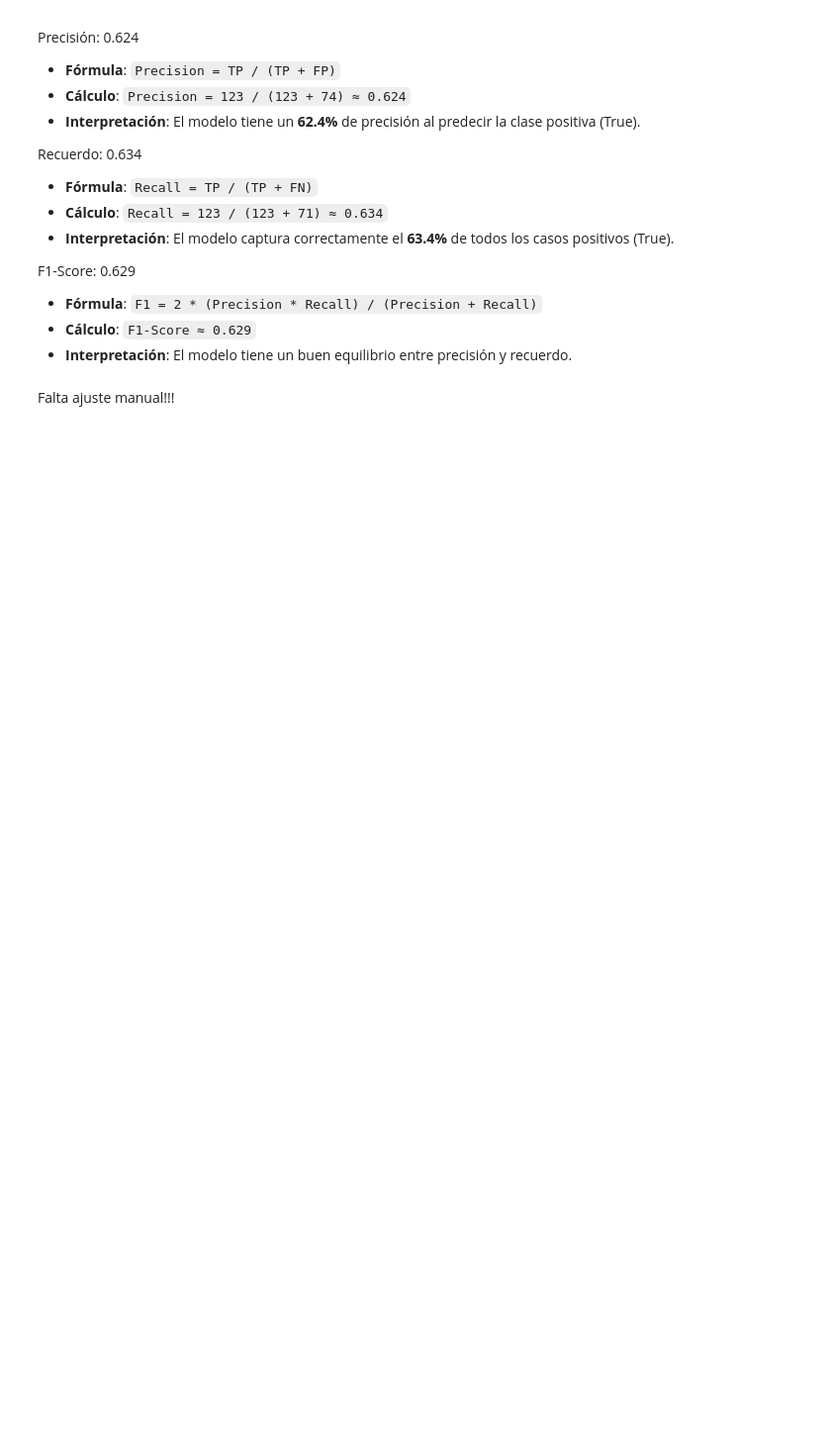
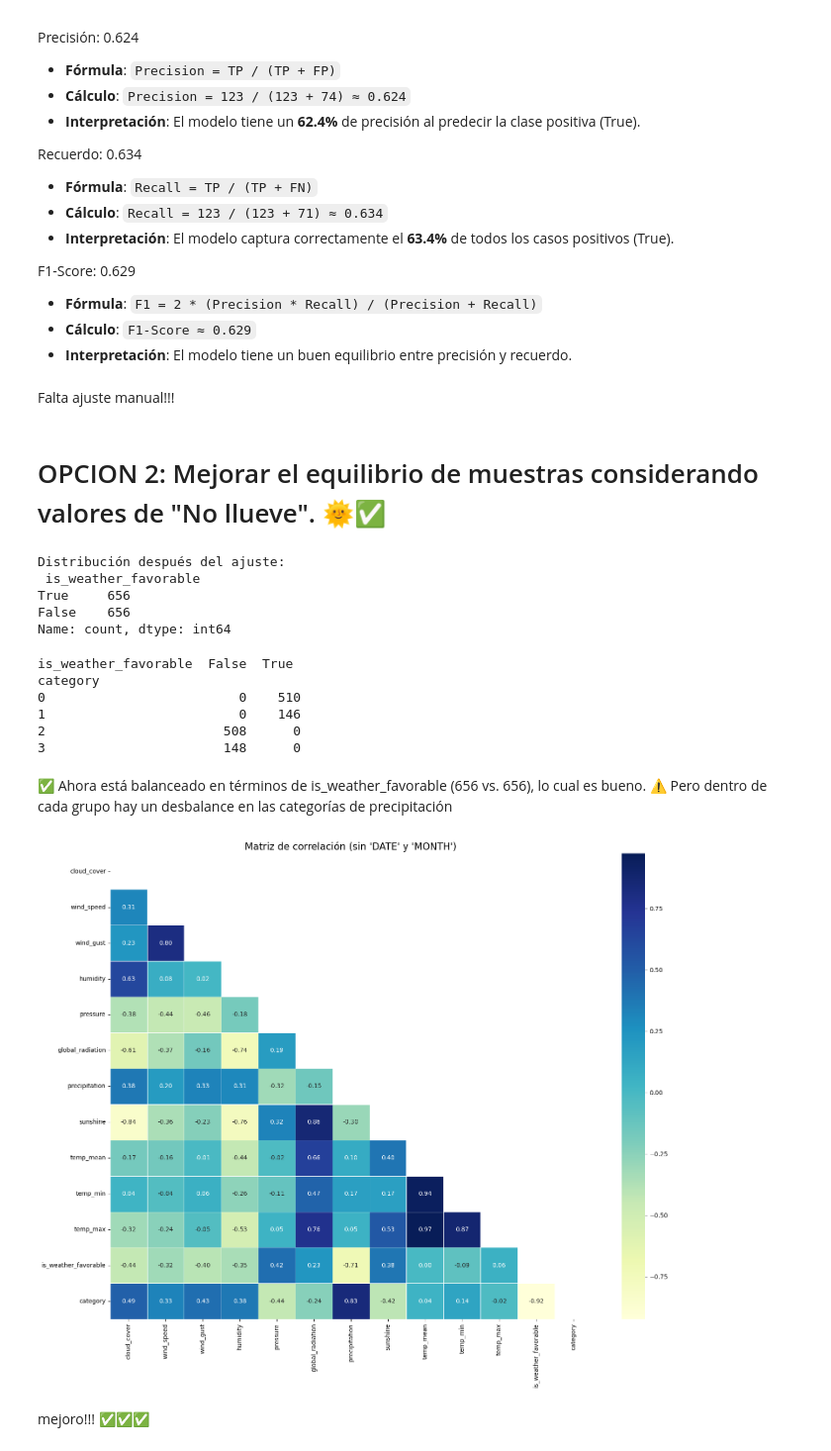
Before and after one commit to AugustoCabrera/DataScienceDiploma, a Jupyter notebook: SPLIT 2/main.ipynb, the cells around one changed output. Shown at 99% size. Saved outputs shown, nothing was run; the diff lists cells and outputs as text; code cells hidden in the pictures; blank space fills up the shorter version.

```diff
--- a/SPLIT 2/main.ipynb
+++ b/SPLIT 2/main.ipynb
@@ -1191,3 +1195,82 @@ F1-Score: 0.629
 - **Interpretación**: El modelo tiene un buen equilibrio entre precisión y recuerdo.
 # %% [markdown]
 Falta ajuste manual!!!
+# %% [markdown]
+# OPCION 2: Mejorar el equilibrio de muestras considerando valores de "No llueve". 🌞✅
+# %%
+from sklearn.utils import resample
+
+
+# Agregar columna de caminabilidad
+df_Düsseldorf["is_weather_favorable"] = df_Düsseldorf["precipitation"].apply(is_weather_favorable)
+
+# Contar cuántos datos hay en cada clase
+category_counts = df_Düsseldorf["is_weather_favorable"].value_counts()
+min_count = category_counts.min()  # Tomamos la cantidad mínima como referencia
+
+# Balancear las clases
+balanced_dfs = []
+for category in category_counts.index:
+    subset = df_Düsseldorf[df_Düsseldorf["is_weather_favorable"] == category]
+
+    # Submuestreamos la clase mayoritaria al tamaño de la minoritaria
+    balanced_subset = resample(subset,
+                               replace=False,
+                               n_samples=min_count,
+                               random_state=42)
+
+    balanced_dfs.append(balanced_subset)
+
+# Concatenar los subconjuntos balanceados
+df_Düsseldorf_balanced = pd.concat(balanced_dfs)
+
+# Revisar la nueva distribución
+print("\nDistribución después del ajuste:\n", df_Düsseldorf_balanced["is_weather_favorable"].value_counts())
+# %% [output]
+Distribución después del ajuste:
+ is_weather_favorable
+True     656
+False    656
+Name: count, dtype: int64
+# %%
+df_Düsseldorf_balanced["category"] = df_Düsseldorf_balanced["precipitation"].apply(categorize_precipitation)
+
+
+
+# Ver la distribución de las categorías de precipitación dentro de cada grupo de is_weather_favorable
+print(pd.crosstab(df_Düsseldorf_balanced["category"], df_Düsseldorf_balanced["is_weather_favorable"]))
+# %% [output]
+is_weather_favorable  False  True
+category
+0                         0    510
+1                         0    146
+2                       508      0
+3                       148      0
+# %% [markdown]
+✅ Ahora está balanceado en términos de is_weather_favorable (656 vs. 656), lo cual es bueno.
+⚠️ Pero dentro de cada grupo hay un desbalance en las categorías de precipitación
+# %%
+# Eliminar las columnas "DATE" y "MONTH"
+df_filtered = df_Düsseldorf_balanced.drop(columns=["DATE", "MONTH"])
+
+# Calcular la matriz de correlación sobre el DataFrame filtrado
+corr_matrix_filtered = df_filtered.corr()
+
+# Crear una máscara para ocultar la parte superior del triángulo
+mask = np.triu(np.ones_like(corr_matrix_filtered, dtype=bool))
+
+# Configurar la figura
+fig, ax = plt.subplots(figsize=(18, 14))  # Aumentar tamaño de la figura
+
+# Graficar el heatmap
+sns.heatmap(corr_matrix_filtered, cmap="YlGnBu", annot=True, mask=mask, fmt=".2f", linewidths=0.5, ax=ax)
+
+# Configurar título
+ax.set_title("Matriz de correlación (sin 'DATE' y 'MONTH')", fontsize=16)
+
+# Mostrar la gráfica
+plt.show()
+# %% [output]
+[figure, added]
+# %% [markdown]
+mejoro!!! ✅✅✅
```
Also changed, not shown: parts of 69 cells of this notebook, 1 other file.
